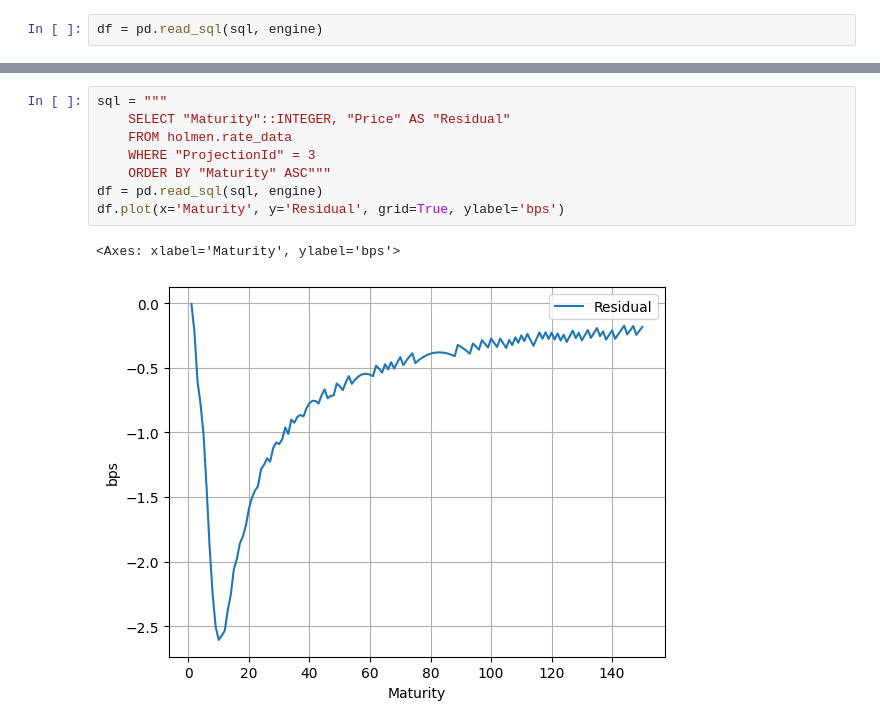
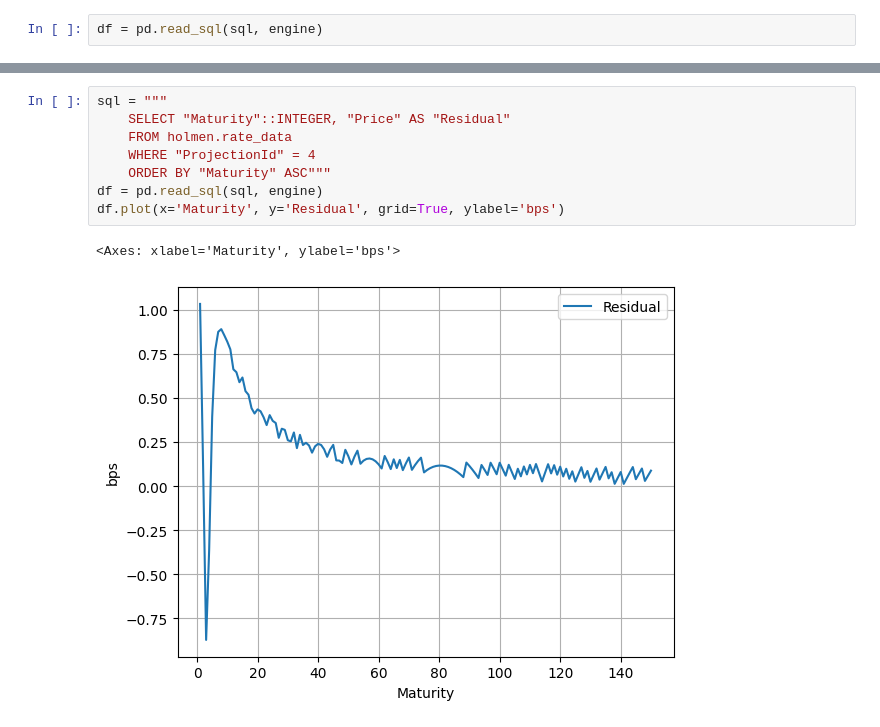
Before and after one commit to holmen1/smith-wilson-par, a Jupyter notebook: smith-wilson-par/dbdemo.ipynb, the cells around one changed output, grey strips where cells are left out. Cells and saved outputs as stored; diff of their text form.

Commit message:
Add plot

```diff
--- a/smith-wilson-par/dbdemo.ipynb
+++ b/smith-wilson-par/dbdemo.ipynb
@@ -76,11 +84,11 @@ df.plot(x='Maturity', y='Residual', grid=True, ylabel='bps')
 # %%
 sql = """
     SELECT "Maturity"::INTEGER, "Price" AS "Residual"
     FROM holmen.rate_data
-    WHERE "ProjectionId" = 3
+    WHERE "ProjectionId" = 4
     ORDER BY "Maturity" ASC"""
 df = pd.read_sql(sql, engine)
 df.plot(x='Maturity', y='Residual', grid=True, ylabel='bps')
 # %% [output]
 <Axes: xlabel='Maturity', ylabel='bps'>
-[figure, old version]
+[figure, new version]
```
Also changed, not shown: parts of 11 cells of this notebook.
